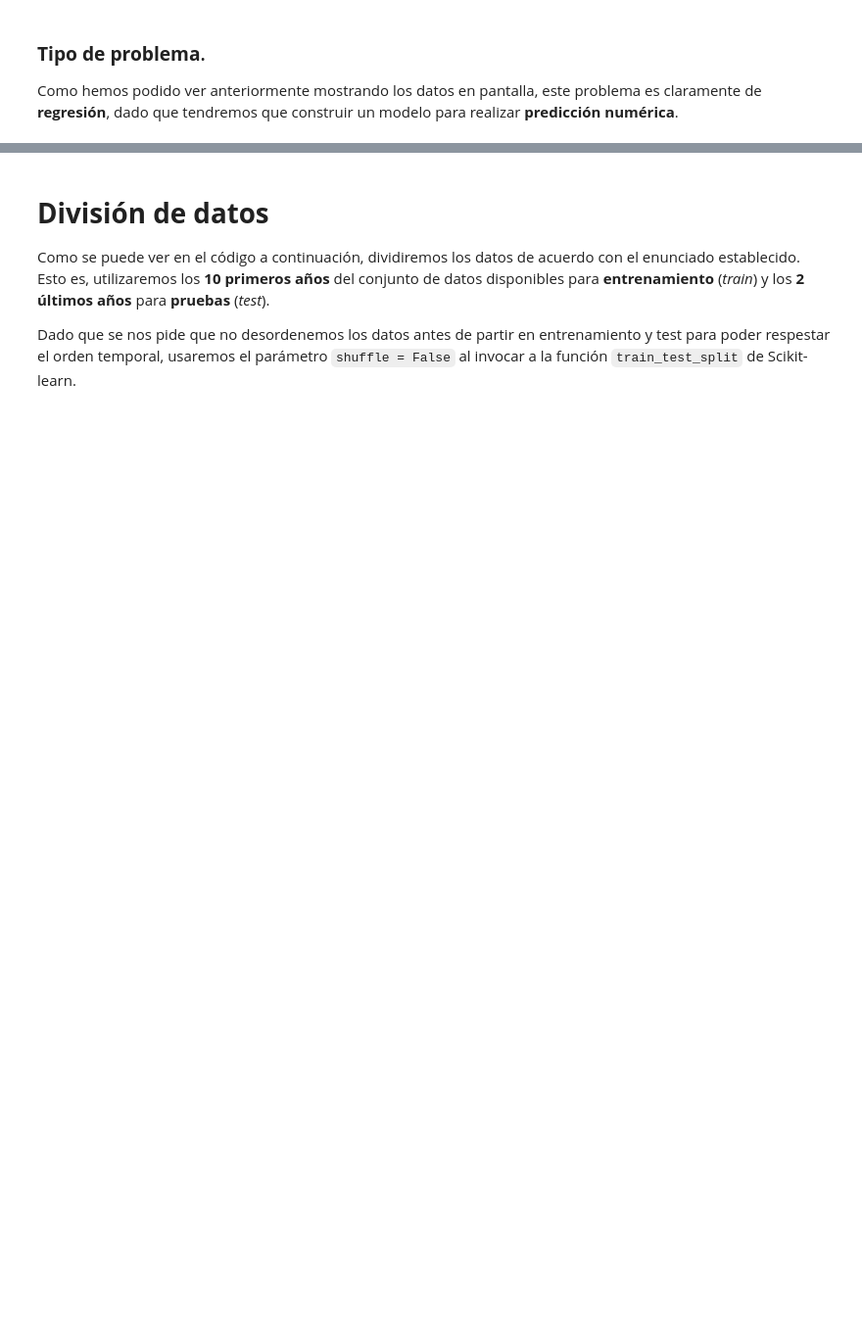
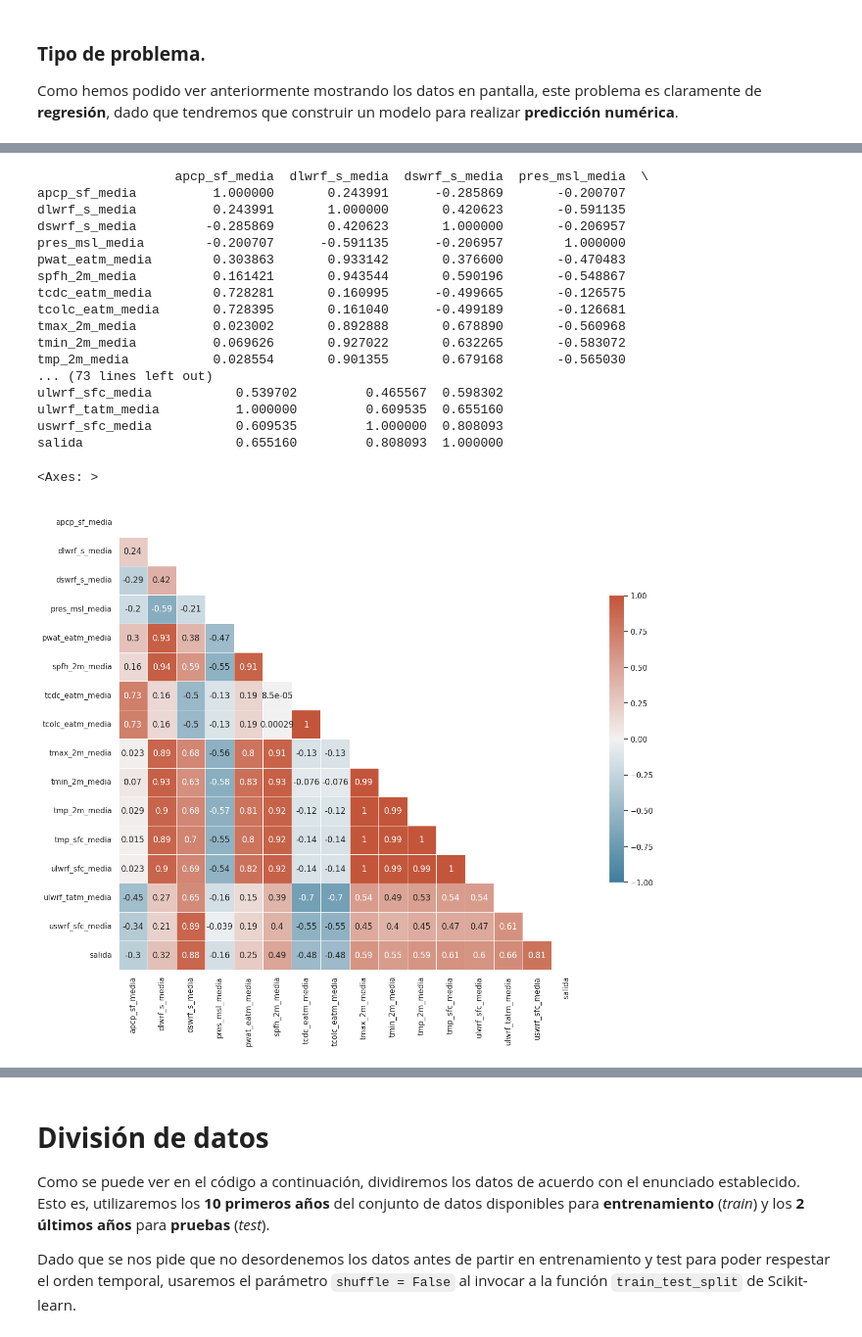
Before and after one commit to RaulMLA/Solar-Energy-Production-Prediction, a Jupyter notebook: AA_P1_Cuaderno_1.ipynb, the cells around one changed output, grey strips where cells are left out. Shown at 98% size. Cells and saved outputs as stored; diff of their text form; code cells hidden in the pictures; blank space fills up the shorter version.

```diff
--- a/AA_P1_Cuaderno_1.ipynb
+++ b/AA_P1_Cuaderno_1.ipynb
@@ -168,0 +248,43 @@ Como hemos podido ver anteriormente mostrando los datos en pantalla, este proble
+# %%
+import seaborn as sns
+import matplotlib.pyplot as plt
+
+sns.set_theme(style="white")
+
+# Compute the correlation matrix
+corr = mean_df.corr()
+
+print(corr)
+
+# Generate a mask for the upper triangle
+mask = np.triu(np.ones_like(corr, dtype=bool))
+
+# Set up the matplotlib figure
+f, ax = plt.subplots(figsize=(15, 15))
+
+# Generate a custom diverging colormap
+cmap = sns.diverging_palette(230, 20, as_cmap=True)
+
+# Draw the heatmap with the mask and correct aspect ratio
+sns.heatmap(corr, mask=mask, cmap=cmap, vmax=1, vmin=-1, center=0,
+            square=True, linewidths=.5, cbar_kws={"shrink": .5}, annot=True)
+# %% [output]
+                  apcp_sf_media  dlwrf_s_media  dswrf_s_media  pres_msl_media  \
+apcp_sf_media          1.000000       0.243991      -0.285869       -0.200707
+dlwrf_s_media          0.243991       1.000000       0.420623       -0.591135
+dswrf_s_media         -0.285869       0.420623       1.000000       -0.206957
+pres_msl_media        -0.200707      -0.591135      -0.206957        1.000000
+pwat_eatm_media        0.303863       0.933142       0.376600       -0.470483
+spfh_2m_media          0.161421       0.943544       0.590196       -0.548867
+tcdc_eatm_media        0.728281       0.160995      -0.499665       -0.126575
+tcolc_eatm_media       0.728395       0.161040      -0.499189       -0.126681
+tmax_2m_media          0.023002       0.892888       0.678890       -0.560968
+tmin_2m_media          0.069626       0.927022       0.632265       -0.583072
+tmp_2m_media           0.028554       0.901355       0.679168       -0.565030
+... (73 lines left out)
+ulwrf_sfc_media           0.539702         0.465567  0.598302
+ulwrf_tatm_media          1.000000         0.609535  0.655160
+uswrf_sfc_media           0.609535         1.000000  0.808093
+salida                    0.655160         0.808093  1.000000
+<Axes: >
+[figure, added]
```
Also changed, not shown: parts of 32 cells of this notebook, 2 other files.
